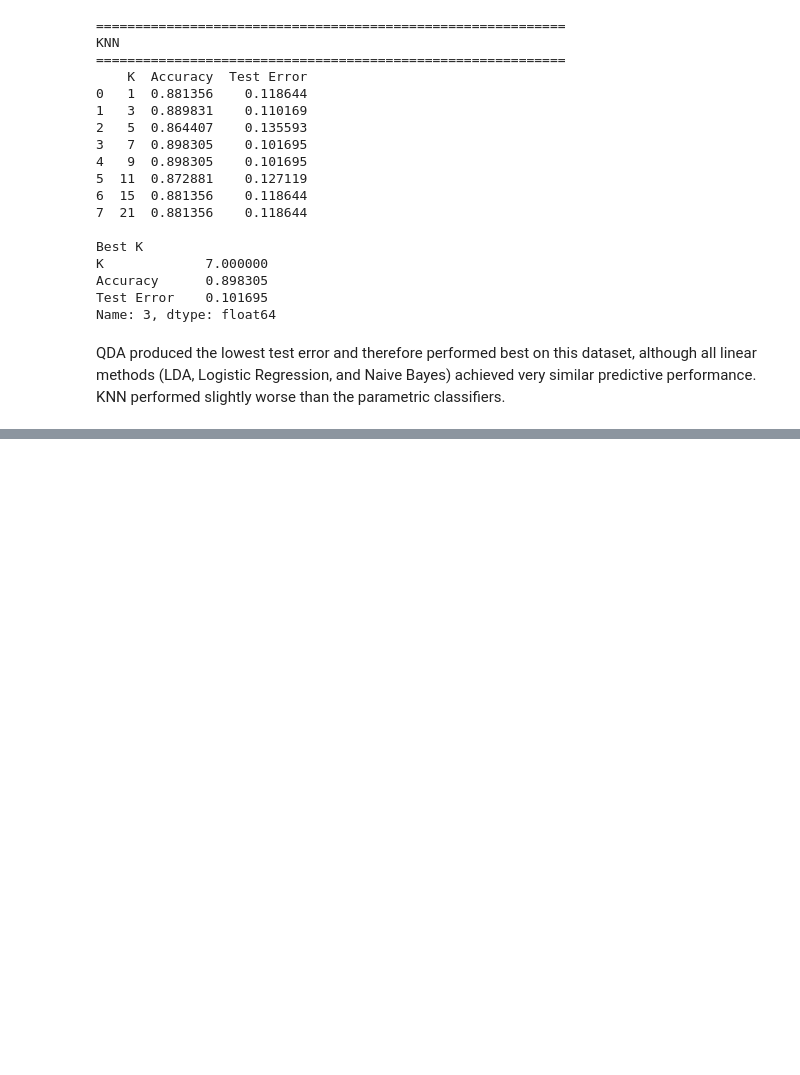
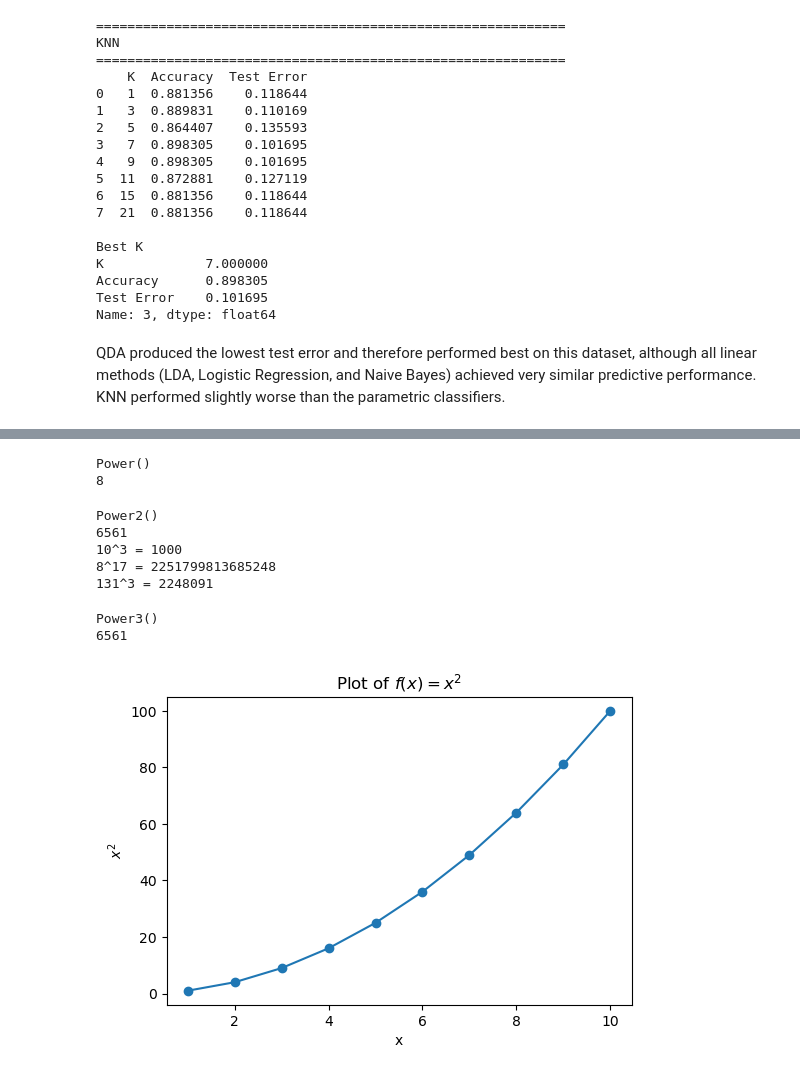
Before and after one commit to sumukha-r/isl-python-solutions, a Jupyter notebook: Chapter04-Classification/Chapter04-Classification.ipynb, the cells around one changed output, grey strips where cells are left out. Drawn from its saved outputs; the diff is of its cells as text; code cells hidden in the pictures; blank space fills up the shorter version.

```diff
--- a/Chapter04-Classification/Chapter04-Classification.ipynb
+++ b/Chapter04-Classification/Chapter04-Classification.ipynb
@@ -509,0 +514,52 @@ QDA produced the lowest test error and therefore performed best on this dataset,
+# %%
+def Power():
+    print(2**3)
+
+print("Power()")
+Power()
+# %% [output]
+Power()
+8
+# %%
+def Power2(x, a):
+    print(x**a)
+
+print("Power2()")
+Power2(3, 8)
+print("10^3 =", end=" ")
+Power2(10, 3)
+print("8^17 =", end=" ")
+Power2(8, 17)
+print("131^3 =", end=" ")
+Power2(131, 3)
+# %% [output]
+Power2()
+6561
+10^3 = 1000
+8^17 = 2251799813685248
+131^3 = 2248091
+# %%
+def Power3(x, a):
+    result = x**a
+    return result
+
+print("Power3()")
+print(Power3(3, 8))
+# %% [output]
+Power3()
+6561
+# %%
+x = np.arange(1, 11)
+y = [Power3(i, 2) for i in x]
+
+fig, ax = plt.subplots(figsize=(6,4))
+ax.plot(x, y, marker='o')
+ax.set_xlabel("x")
+ax.set_ylabel(r"$x^2$")
+ax.set_title(r"Plot of $f(x)=x^2$")
+# ax.set_xscale('log')
+# ax.set_yscale('log')
+
+plt.show()
+# %% [output]
+[figure, added]
```
Also changed, not shown: parts of 2 cells of this notebook, 1 other file.
